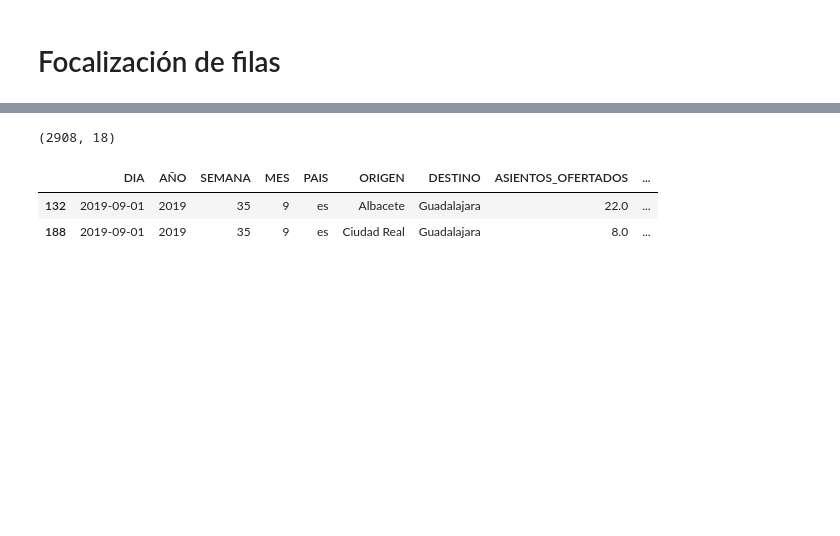
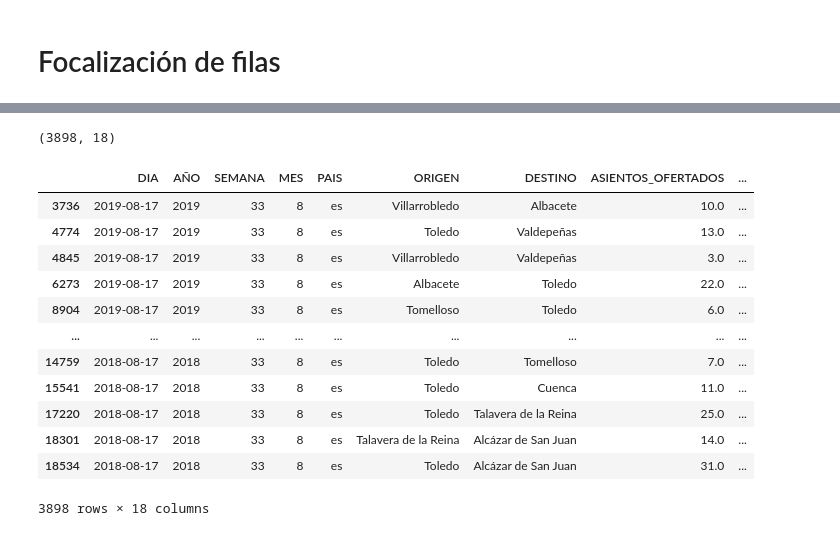
Before and after one commit to JoseAlbertoSeco/BlablacarCarpooling_DataMining, a Jupyter notebook: notebooks/Agrupacion_Fechas.ipynb, the cells around one changed output, grey strips where cells are left out. Drawn from its saved outputs; the diff is of its cells as text; code cells hidden in the pictures; blank space fills up the shorter version.

```diff
--- a/notebooks/Agrupacion_Fechas.ipynb
+++ b/notebooks/Agrupacion_Fechas.ipynb
@@ -77,0 +93,7 @@ festivos_clm.head(3)
+# %%
+shape = festivos_clm.shape
+lenght = shape[0]
+
+festivos = ['Si']*lenght
+festivos_clm['Festivo'] = festivos
+festivos_clm.head(3)
@@ -195,7 +214,7 @@ def create_new_row(date, df):
   year = str(year[0])
   week = str(df['SEMANA'].tolist()[0])
 
-  dic = {'Festivos': date,'AÑO':year ,'SEMANA': week,'MES': month, 'Municipio':municipios}
+  dic = {'Festivos': date,'AÑO':year ,'SEMANA': week,'MES': month, 'Municipio':municipios, 'Festivo':'No'}
   return dic
 
 def agrupar_festivos(festivos, autonomia):
@@ -205,6 +224,7 @@ def agrupar_festivos(festivos, autonomia):
 
   counter = 1
   df = pd.DataFrame()
+  new_df = festivos.copy()
   for i in sort_dates:
     if counter < len(sort_dates):
       difference =  abs(i - sort_dates[counter])
@@ -216,8 +236,8 @@ def agrupar_festivos(festivos, autonomia):
 
         dic1 = create_new_row(date1, df)
         dic2 = create_new_row(date2, df)
-        festivos.append(dic1, ignore_index=True)
-        festivos.append(dic2, ignore_index=True)
+        new_df= new_df.append(dic1, ignore_index=True)
+        new_df = new_df.append(dic2, ignore_index=True)
 
       if difference == datetime.timedelta(days=1):
         date = get_new_holidays(i, 'one')
@@ -227,10 +247,10 @@ def agrupar_festivos(festivos, autonomia):
 
         df = festivos.loc[festivos['Festivos'] == locate_date]
         dic= create_new_row(date, df)
-        festivos.append(dic, ignore_index=True)
+        new_df = new_df.append(dic, ignore_index=True)
       counter += 1
 
   final_dates = [(lambda x: to_string(x))(x) for x in sort_dates]
 
-  return festivos
+  return new_df
 # %%
@@ -273,7 +333,10 @@ def crear_localizador_por_fechas(festivos, df_autonomia):
   # Obtener los viajes que coinciden con dias festivos, devuelve una lista
   dias_festivos = get_coincidentes(dias_festivos, df_autonomia)
 
-  df_final = df_autonomia[df_autonomia['DIA']==dias_festivos.pop()]
+  day = dias_festivos.pop()
+
+  df_final = df_autonomia[df_autonomia['DIA']==day]
+
   for day in dias_festivos:
     dia = df_autonomia[df_autonomia['DIA']==day]
     df_final = pd.concat((df_final, dia))
@@ -302,12 +369,22 @@ clm_full_festivos['Festivos'] = pd.to_datetime(clm_full_festivos['Festivos'], fo
 # %%
 df_clm_without_restriction = crear_localizador_por_fechas(clm_full_festivos, clm)
 print(df_clm_without_restriction.shape)
-df_clm_without_restriction.head(2)
+df_clm_without_restriction
 # %% [output]
-(2908, 18)
+(3898, 18)
 |  | DIA | AÑO | SEMANA | MES | PAIS | ORIGEN | DESTINO | ASIENTOS_OFERTADOS | ... |
-| 132 | 2019-09-01 | 2019 | 35 | 9 | es | Albacete | Guadalajara | 22.0 | ... |
-| 188 | 2019-09-01 | 2019 | 35 | 9 | es | Ciudad Real | Guadalajara | 8.0 | ... |
+| 3736 | 2019-08-17 | 2019 | 33 | 8 | es | Villarrobledo | Albacete | 10.0 | ... |
+| 4774 | 2019-08-17 | 2019 | 33 | 8 | es | Toledo | Valdepeñas | 13.0 | ... |
+| 4845 | 2019-08-17 | 2019 | 33 | 8 | es | Villarrobledo | Valdepeñas | 3.0 | ... |
+| 6273 | 2019-08-17 | 2019 | 33 | 8 | es | Albacete | Toledo | 22.0 | ... |
+| 8904 | 2019-08-17 | 2019 | 33 | 8 | es | Tomelloso | Toledo | 6.0 | ... |
+| ... | ... | ... | ... | ... | ... | ... | ... | ... | ... |
+| 14759 | 2018-08-17 | 2018 | 33 | 8 | es | Toledo | Tomelloso | 7.0 | ... |
+| 15541 | 2018-08-17 | 2018 | 33 | 8 | es | Toledo | Cuenca | 11.0 | ... |
+| 17220 | 2018-08-17 | 2018 | 33 | 8 | es | Toledo | Talavera de la Reina | 25.0 | ... |
+| 18301 | 2018-08-17 | 2018 | 33 | 8 | es | Talavera de la Reina | Alcázar de San Juan | 14.0 | ... |
+| 18534 | 2018-08-17 | 2018 | 33 | 8 | es | Toledo | Alcázar de San Juan | 31.0 | ... |
+3898 rows × 18 columns
 # %%
 import re
 def eleccion_de_municipios(df, festivos):
```
Also changed, not shown: parts of 24 cells of this notebook.
